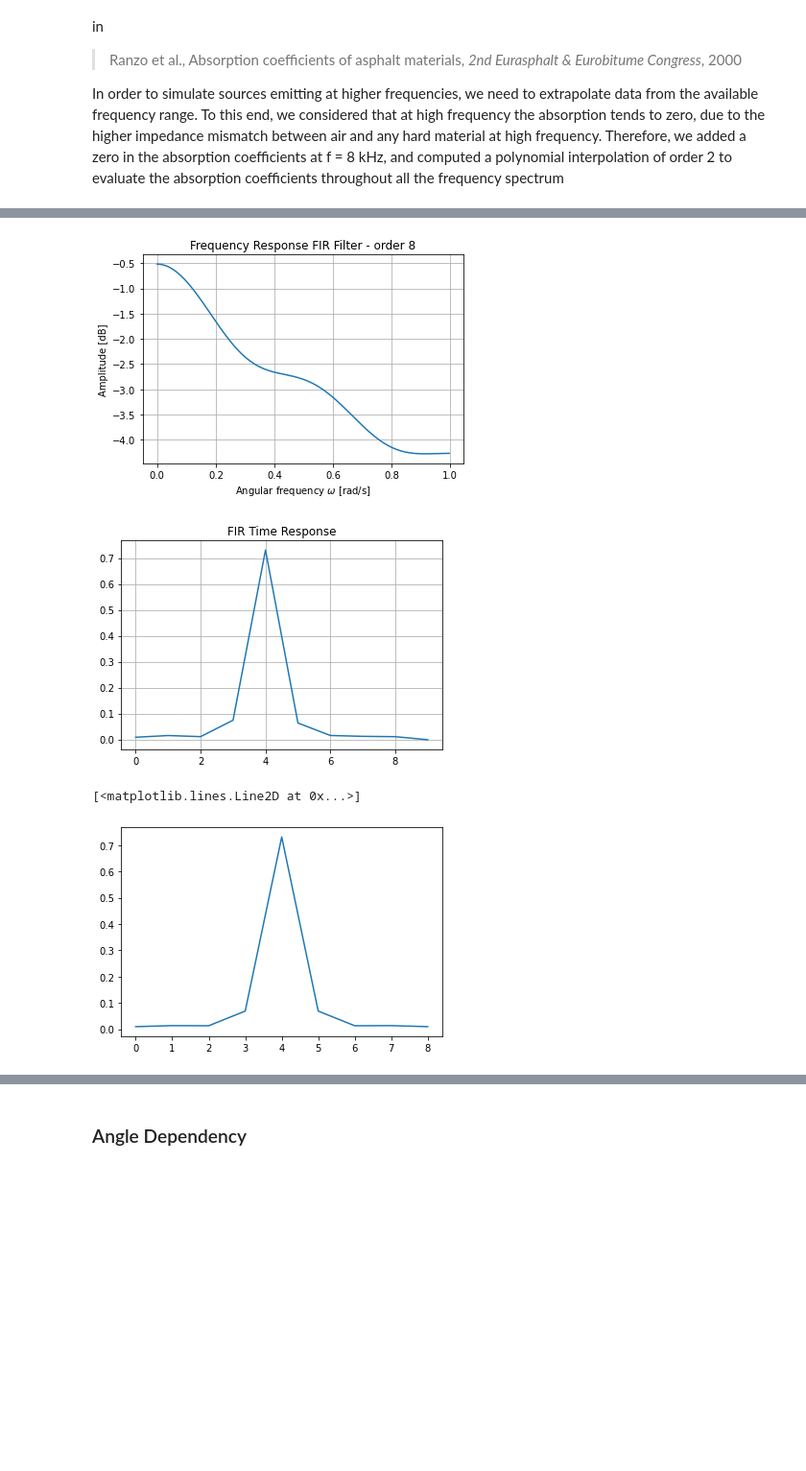
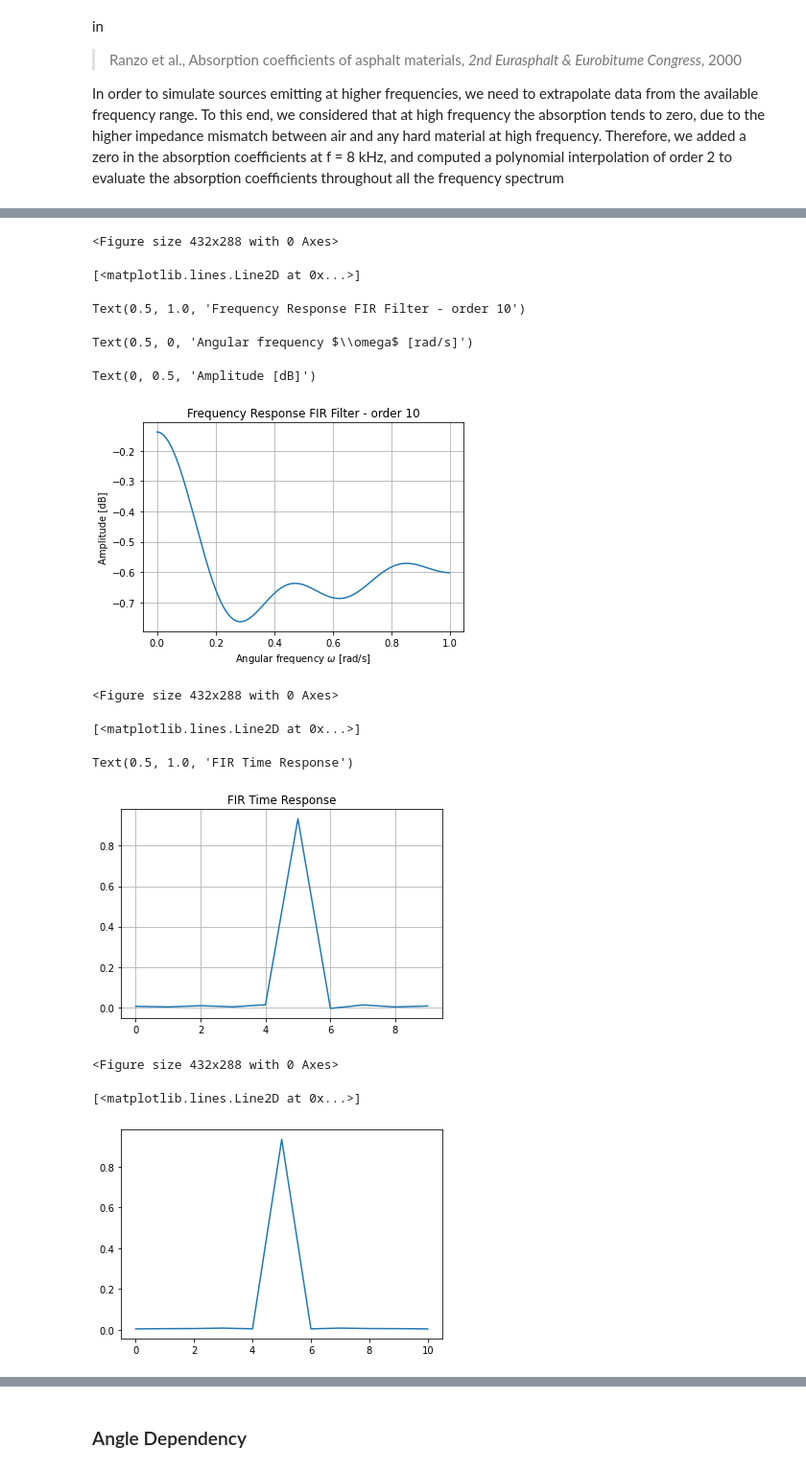
Before and after one commit to steDamiano/pyroadacoustics, a Jupyter notebook: research_notebooks/angle_filter_log.ipynb, the cells around one changed output, grey strips where cells are left out. Shown at 96% size. Cells and saved outputs as stored; diff of their text form; code cells hidden in the pictures; blank space fills up the shorter version.

```diff
--- a/research_notebooks/angle_filter_log.ipynb
+++ b/research_notebooks/angle_filter_log.ipynb
@@ -59,11 +59,11 @@ plt.show()
 # f = np.append(f, 8000)
 
 # Compute average coefficients
-alpha_avg = np.asarray(np.sum(asphalts2, axis = 0)).flatten() / np.shape(asphalts2)[1]
+alpha_avg = np.asarray(np.sum(asphalts2, axis = 0)).flatten() / np.shape(asphalts2)[0]
 
 log_f = np.log(f)
 log_alpha = np.log(alpha_avg)
-log_model = np.polyfit(log_f, log_alpha, deg = 1)
+log_model = np.polyfit(log_f, log_alpha, deg = 2)
 
 interp_freqs = np.linspace(1, 8000, num = 100)
 log_interp_coeffs = np.polyval(log_model, np.log(interp_freqs))
@@ -90,7 +116,7 @@ print(alpha_avg)
 # alpha = np.array([0.02, 0.02, 0.03, 0.03, 0.03, 0.04, 0.04, 0.07])
 f_nyq = 4000
 f_sel = np.linspace(0,1,8) * f_nyq
-f_sel[0] = 0.001
+f_sel[0] = 0.01
 
 log_alpha_sel = np.polyval(log_model, np.log(f_sel))
 alpha_sel = np.clip(np.exp(log_alpha_sel), 0, 1)
@@ -98,7 +124,7 @@ f_sel[0] = 0
 print('Frequencies: ', np.around(f_sel, 2))
 print('Absorption Coefficients: ', np.around(alpha_sel, 2))
 
-numtaps = 9
+numtaps = 11
 filter_len = 256
 
 refl = np.sqrt(1 - alpha_sel)
@@ -131,7 +157,16 @@ Absorption Coefficients:  [0.   0.31 0.4  0.47 0.52 0.57 0.61 0.64]
+<Figure size 432x288 with 0 Axes>
+[<matplotlib.lines.Line2D at 0x...>]
+Text(0.5, 1.0, 'Frequency Response FIR Filter - order 10')
+Text(0.5, 0, 'Angular frequency $\\omega$ [rad/s]')
+Text(0, 0.5, 'Amplitude [dB]')
-[figure, old version]
+[figure, new version]
+<Figure size 432x288 with 0 Axes>
+[<matplotlib.lines.Line2D at 0x...>]
+Text(0.5, 1.0, 'FIR Time Response')
-[figure, old version]
+[figure, new version]
-[<matplotlib.lines.Line2D at 0x...>]
+<Figure size 432x288 with 0 Axes>
+[<matplotlib.lines.Line2D at 0x...>]
-[figure, old version]
+[figure, new version]
 # %%
 x = np.zeros(100)
 x[0] = 1
```
Also changed, not shown: parts of 12 cells of this notebook, 9 other files.
